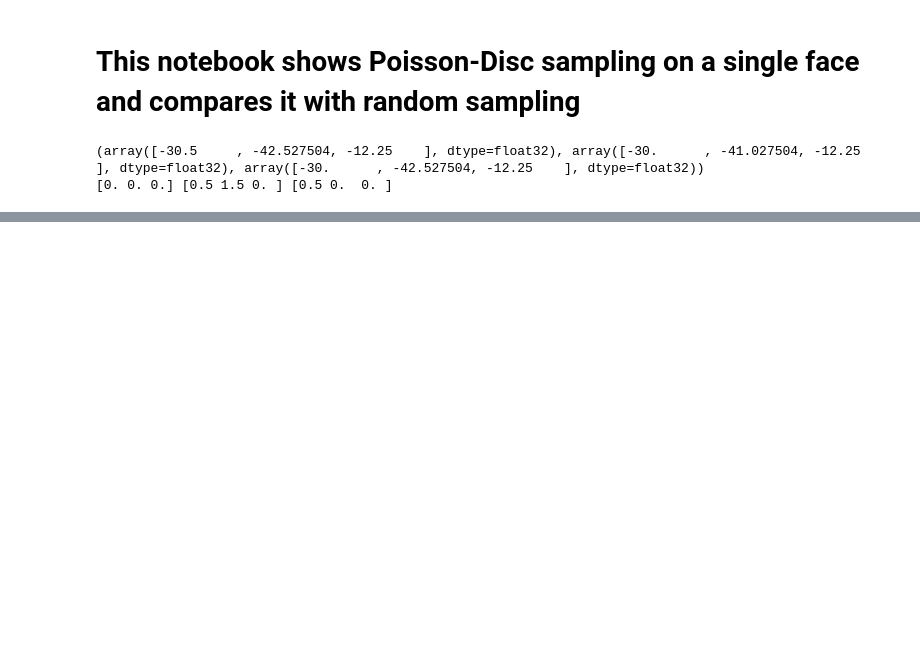
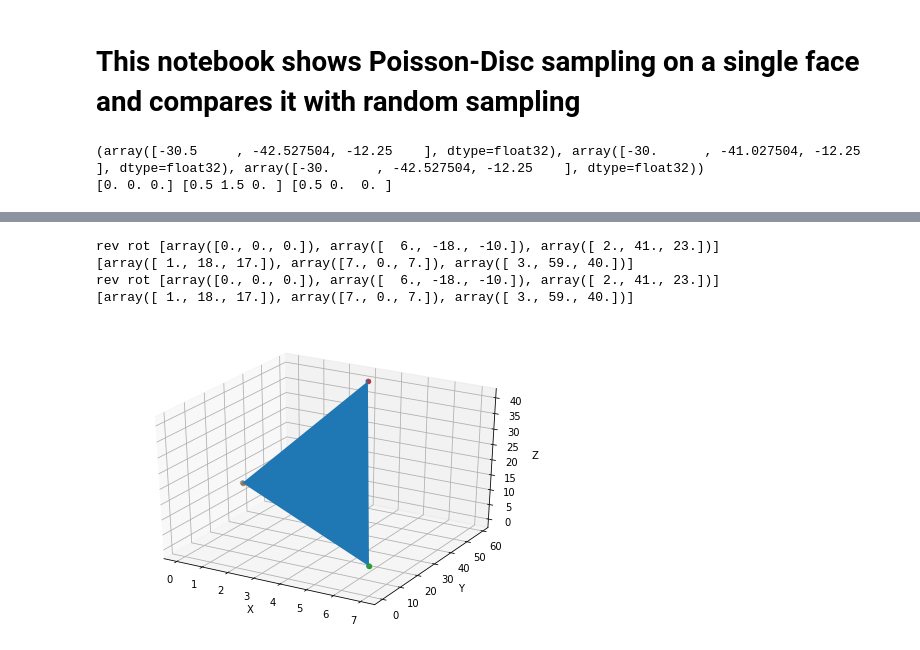
Before and after one commit to movvam/Poisson-Disc, a Jupyter notebook: Proof of Concept.ipynb, the cells around one changed output, grey strips where cells are left out. Cells and saved outputs as stored; diff of their text form; code cells hidden in the pictures; blank space fills up the shorter version.

```diff
--- a/Proof of Concept.ipynb
+++ b/Proof of Concept.ipynb
@@ -420,0 +414,51 @@ rev rot [array([0., 0., 0.]), array([  6., -18., -10.]), array([ 2., 41., 23.])]
+# %%
+y_min = find_minmax(v1,v2,v3)[1]
+v1,v2,v3 = [np.subtract(p, (0,y_min,0)) for p in (v1,v2,v3)] # make list or dict eventually
+
+
+v1,v2,v3 = [np.add(p, (0,y_min,0)) for p in (v1,v2,v3)] # make list or dict eventually
+vertices = v1,v2,v3
+
+if (np.linalg.norm(rot_axis) != 0):
+    vertices = [vrotate(p, angle, -rot_axis) for p in vertices] # make list or dict eventually
+    print("rev rot", vertices)
+vertices = [np.add(p, translation) for p in vertices] # make list or dict eventually
+#print(v1,v2,v3)
+print(vertices)
+
+y_min = find_minmax(v1,v2,v3)[1]
+v1,v2,v3 = [np.subtract(p, (0,y_min,0)) for p in (v1,v2,v3)] # make list or dict eventually
+
+
+v1,v2,v3 = [np.add(p, (0,y_min,0)) for p in (v1,v2,v3)] # make list or dict eventually
+vertices = v1,v2,v3
+
+if (np.linalg.norm(rot_axis) != 0):
+    vertices = [vrotate(p, angle, -rot_axis) for p in vertices] # make list or dict eventually
+    print("rev rot", vertices)
+vertices = [np.add(p, translation) for p in vertices] # make list or dict eventually
+#print(v1,v2,v3)
+print(vertices)
+
+
+v1,v2,v3 = vertices
+fig = plt.figure()
+ax = Axes3D(fig)
+verts = [list((v1,v2,v3))]
+# print(verts)
+ax.add_collection3d(Poly3DCollection(verts))
+ax.scatter(*zip(*(v1,v2,v3)))
+ax.scatter(*v1)
+ax.scatter(*v2)
+ax.scatter(*v3)
+
+ax.set_xlabel('X')
+ax.set_ylabel('Y')
+ax.set_zlabel('Z')
+plt.show()
+# %% [output]
+rev rot [array([0., 0., 0.]), array([  6., -18., -10.]), array([ 2., 41., 23.])]
+[array([ 1., 18., 17.]), array([7., 0., 7.]), array([ 3., 59., 40.])]
+rev rot [array([0., 0., 0.]), array([  6., -18., -10.]), array([ 2., 41., 23.])]
+[array([ 1., 18., 17.]), array([7., 0., 7.]), array([ 3., 59., 40.])]
+[figure, added]
```
Also changed, not shown: parts of 4 cells of this notebook.
